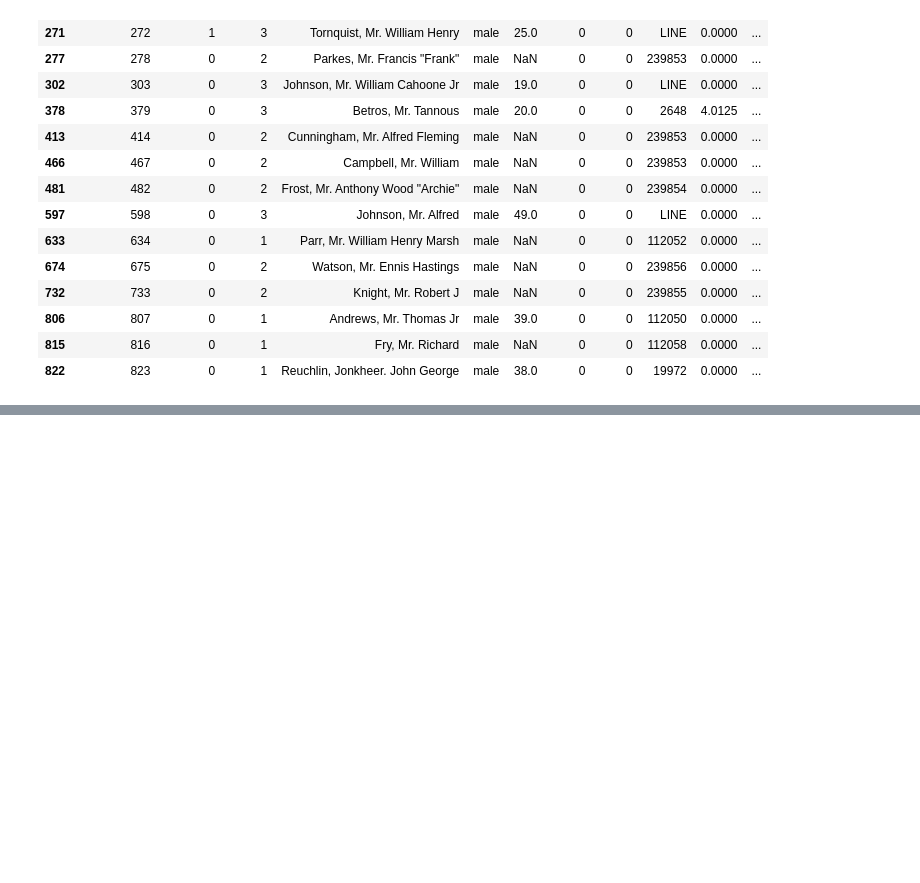
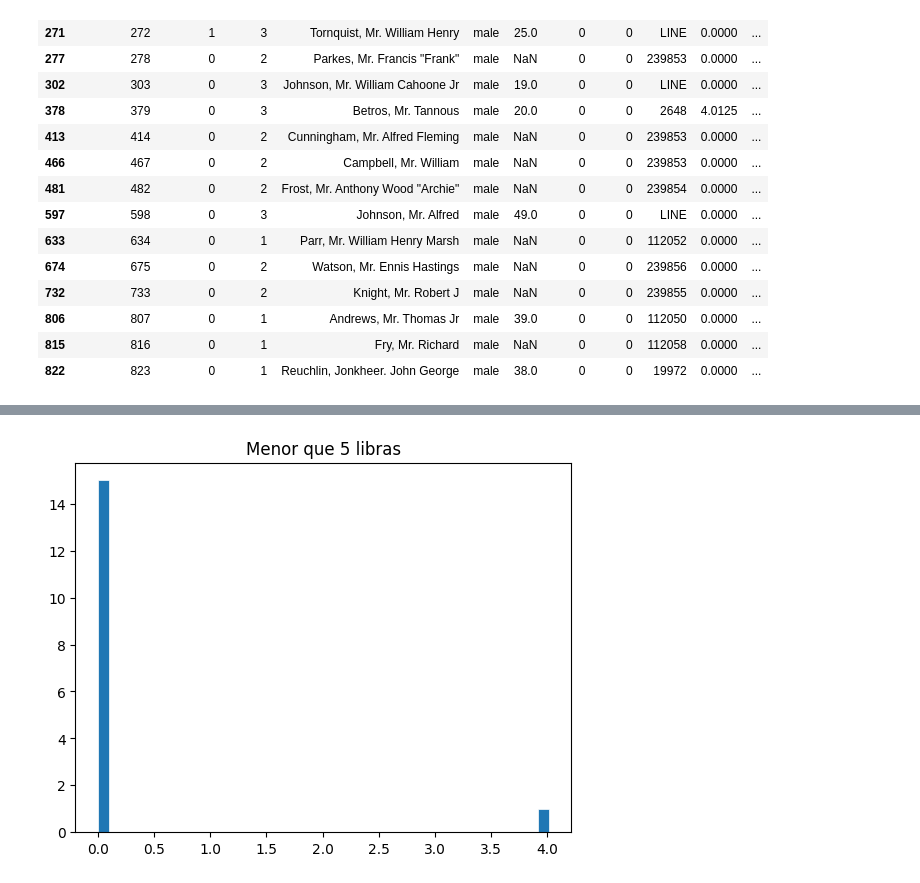
Before and after one commit to jeniferGoncalvesDaSilvaDev/data-science-hashtag, a Jupyter notebook: data_science_hashtag.ipynb, the cells around one changed output, grey strips where cells are left out. Cells and saved outputs as stored; diff of their text form; code cells hidden in the pictures; blank space fills up the shorter version.

```diff
--- a/data_science_hashtag.ipynb
+++ b/data_science_hashtag.ipynb
@@ -228,0 +334,10 @@ display(acompanhado.head(4))
+# %%
+x = df[df.Fare < 5].Fare
+fig, ax = plt.subplots()
+plt.title('Menor que 5 libras')
+
+ax.hist(x, bins=40, linewidth=0.5, edgecolor="white")
+
+plt.show()
+# %% [output]
+[figure, added]
```
Also changed, not shown: parts of 14 cells of this notebook.
